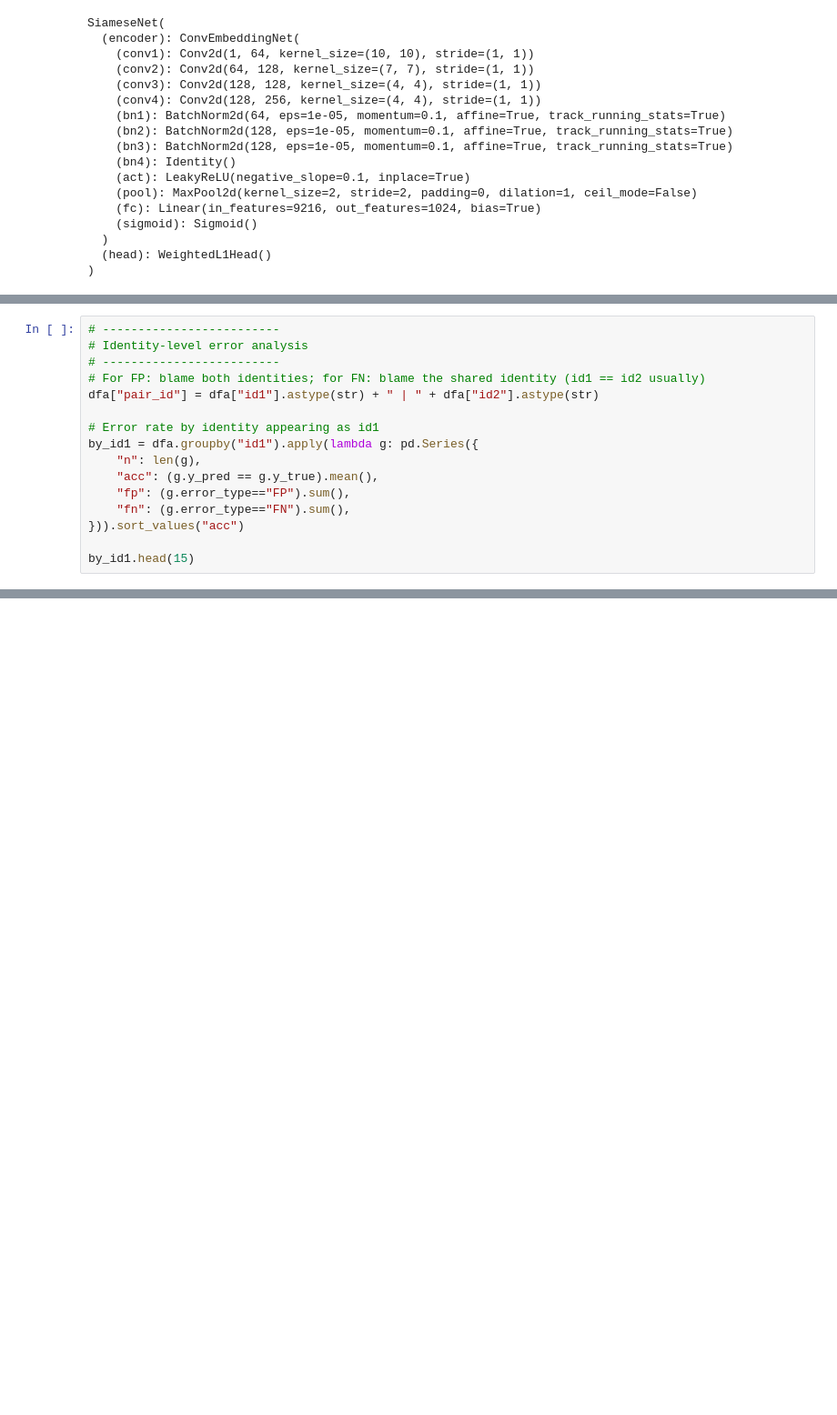
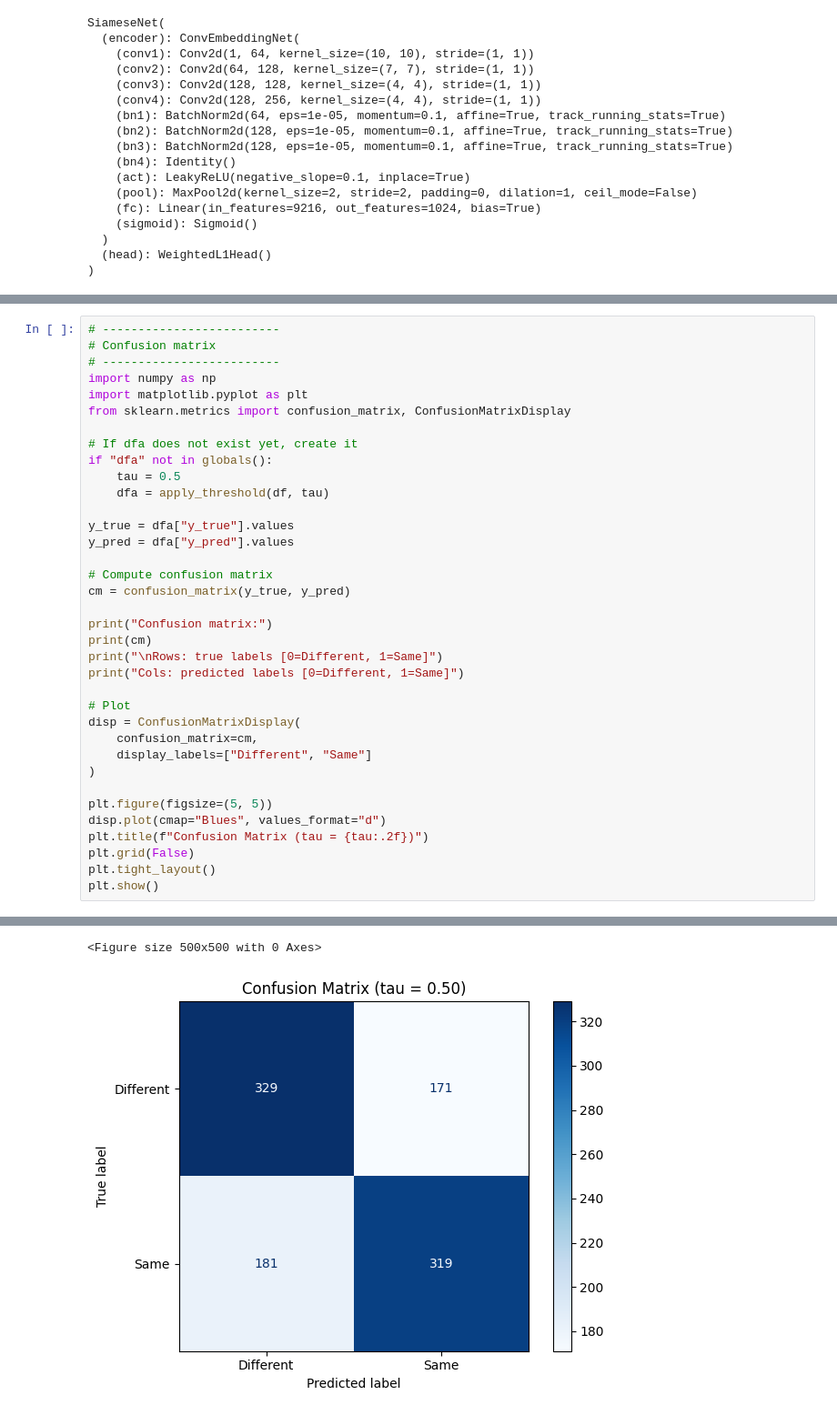
Before and after one commit to yehonatan768/Facial_Recognition, a Jupyter notebook: notebooks/False_Anlysis.ipynb, the cells around one changed output, grey strips where cells are left out. Shown at 91% size. Drawn from its saved outputs; the diff is of its cells as text; blank space fills up the shorter version.

```diff
--- a/notebooks/False_Anlysis.ipynb
+++ b/notebooks/False_Anlysis.ipynb
@@ -420,16 +474,0 @@ show_pairs(fns, "Top False Negatives (lowest score, but same identity)", n=12)
-# %%
-# -------------------------
-# Identity-level error analysis
-# -------------------------
-# For FP: blame both identities; for FN: blame the shared identity (id1 == id2 usually)
-dfa["pair_id"] = dfa["id1"].astype(str) + " | " + dfa["id2"].astype(str)
-
-# Error rate by identity appearing as id1
-by_id1 = dfa.groupby("id1").apply(lambda g: pd.Series({
-    "n": len(g),
-    "acc": (g.y_pred == g.y_true).mean(),
-    "fp": (g.error_type=="FP").sum(),
-    "fn": (g.error_type=="FN").sum(),
-})).sort_values("acc")
-
-by_id1.head(15)
@@ -468,0 +523,37 @@ plt.show()
+# %%
+# -------------------------
+# Confusion matrix
+# -------------------------
+import numpy as np
+import matplotlib.pyplot as plt
+from sklearn.metrics import confusion_matrix, ConfusionMatrixDisplay
+
+# If dfa does not exist yet, create it
+if "dfa" not in globals():
+    tau = 0.5
+    dfa = apply_threshold(df, tau)
+
+y_true = dfa["y_true"].values
+y_pred = dfa["y_pred"].values
+
+# Compute confusion matrix
+cm = confusion_matrix(y_true, y_pred)
+
+print("Confusion matrix:")
+print(cm)
+print("\nRows: true labels [0=Different, 1=Same]")
+print("Cols: predicted labels [0=Different, 1=Same]")
+
+# Plot
+disp = ConfusionMatrixDisplay(
+    confusion_matrix=cm,
+    display_labels=["Different", "Same"]
+)
+
+plt.figure(figsize=(5, 5))
+disp.plot(cmap="Blues", values_format="d")
+plt.title(f"Confusion Matrix (tau = {tau:.2f})")
+plt.grid(False)
+plt.tight_layout()
+plt.show()
+# %% [output]
@@ -468,0 +566,2 @@ plt.show()
+<Figure size 500x500 with 0 Axes>
+[figure, added]
```
Also changed, not shown: parts of 20 cells of this notebook, 3 other files.
